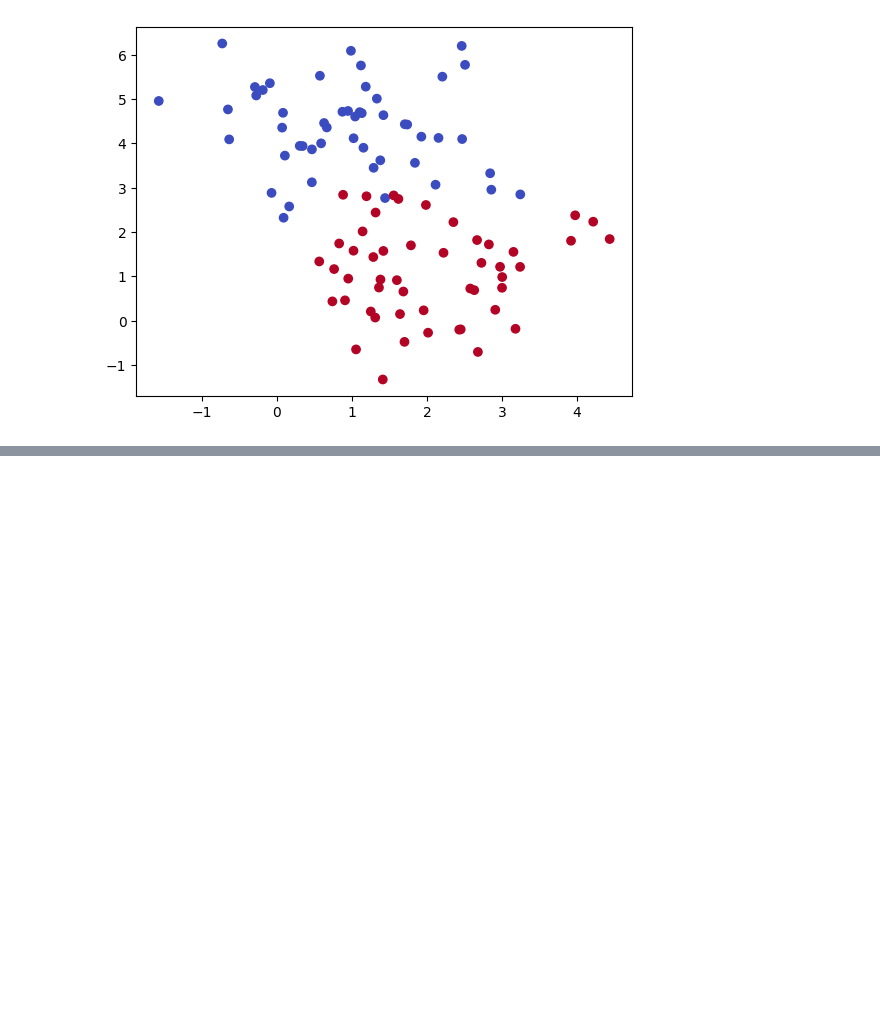
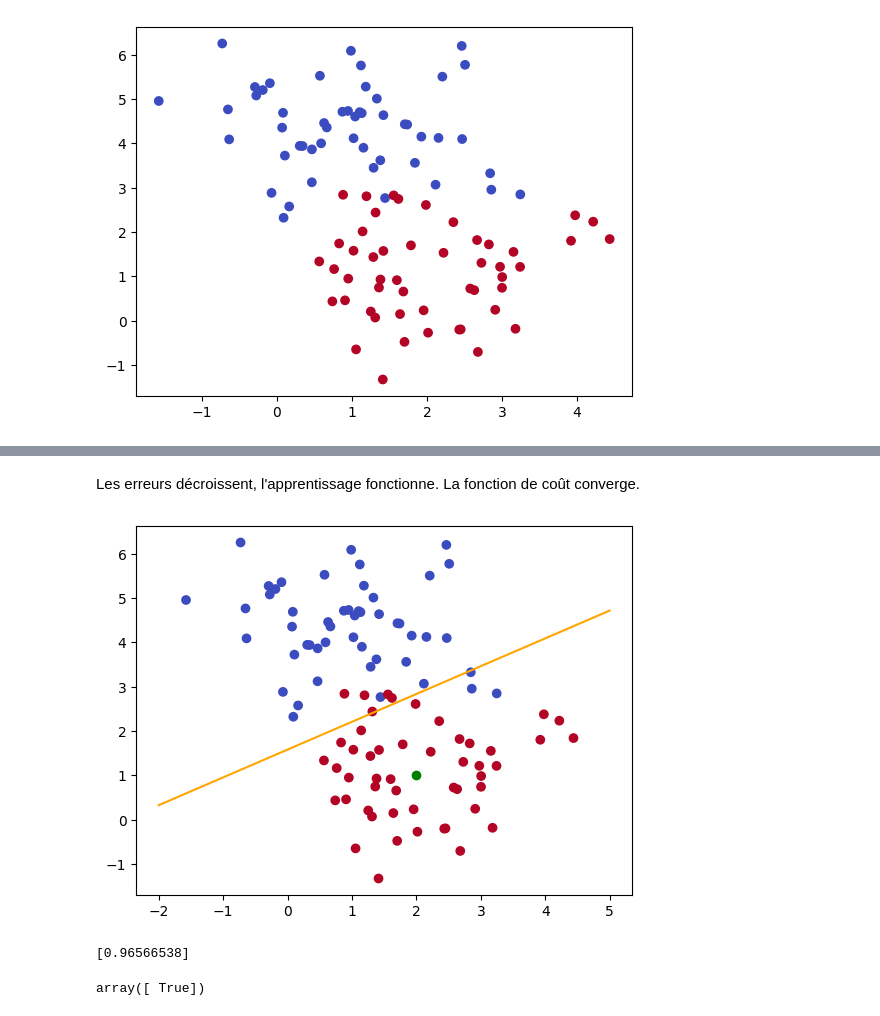
Before and after one commit to mkzpr04/Neural-Network, a Jupyter notebook: Premier_neurone.ipynd.ipynb, the cells around one changed output, grey strips where cells are left out. Saved outputs shown, nothing was run; the diff lists cells and outputs as text; code cells hidden in the pictures; blank space fills up the shorter version.

```diff
--- a/Premier_neurone.ipynd.ipynb
+++ b/Premier_neurone.ipynd.ipynb
@@ -17,0 +81,22 @@ dimensions de y: (100, 1)
+# %% [markdown]
+Les erreurs décroissent, l'apprentissage fonctionne. La fonction de coût converge.
+# %%
+# frontière de décision est le point où la probabilité de la fonction d'activation est de 0.5
+# donc on cherche le point où W1*x1 + W2*x2 + b = 0
+
+x1 = np.linspace(-2, 5, 100)
+x2 = -(W[0]*x1 + b) / W[1]
+plt.plot(x1, x2, c='orange')
+
+
+new_plant = np.array([2,1]) # nouvelle plante à prédire
+plt.scatter(X[:,0], X[:,1], c=y, cmap='coolwarm')
+plt.scatter(new_plant[0], new_plant[1], c='green')
+plt.show()
+# %% [output]
+[figure, added]
+# %%
+predict(new_plant, W, b)
+# %% [output]
+[0.96566538]
+array([ True])
```
Also changed, not shown: parts of 9 cells of this notebook.
